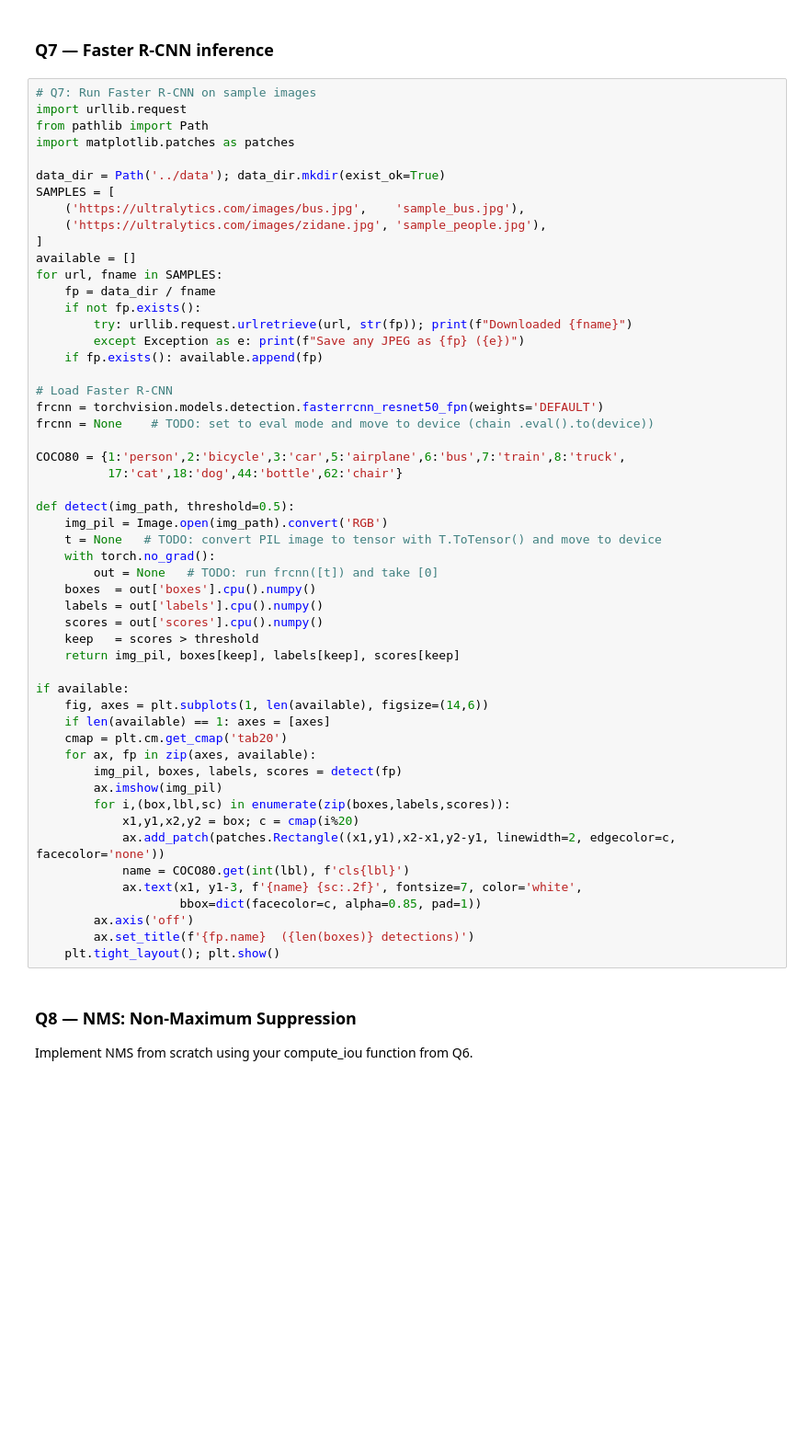
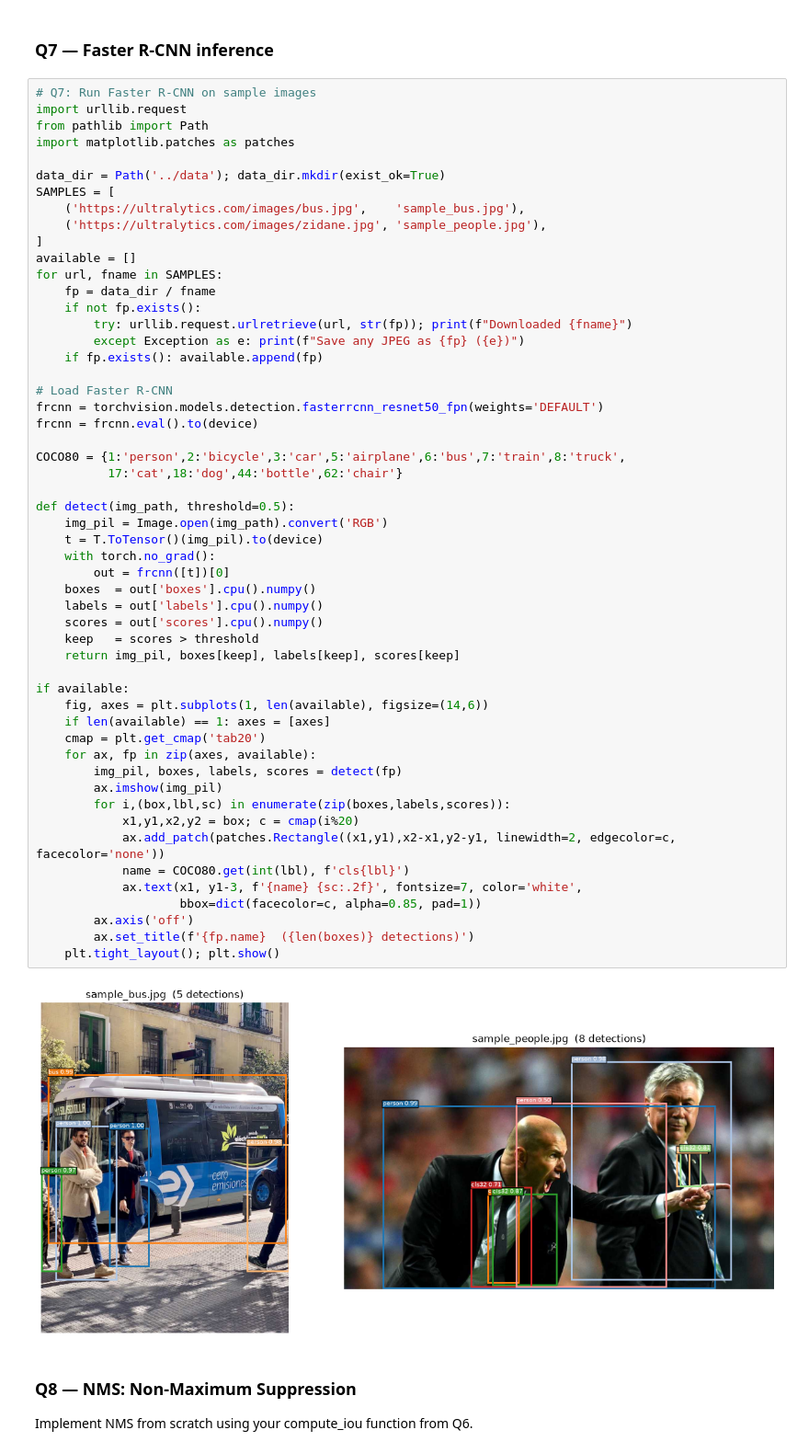
Before and after one commit to Sulav-Koirala/AI-Fellowship-Assignments, a Jupyter notebook: Week 11/W11_CV_Assignment_Notebook.ipynb, the cells around one changed output. Shown at 92% size. Drawn from its saved outputs; the diff is of its cells as text; blank space fills up the shorter version.

```diff
--- a/Week 11/W11_CV_Assignment_Notebook.ipynb
+++ b/Week 11/W11_CV_Assignment_Notebook.ipynb
@@ -351,38 +352,40 @@ for url, fname in SAMPLES:
 
 # Load Faster R-CNN
 frcnn = torchvision.models.detection.fasterrcnn_resnet50_fpn(weights='DEFAULT')
-frcnn = None    # TODO: set to eval mode and move to device (chain .eval().to(device))
+frcnn = frcnn.eval().to(device)
 
 COCO80 = {1:'person',2:'bicycle',3:'car',5:'airplane',6:'bus',7:'train',8:'truck',
           17:'cat',18:'dog',44:'bottle',62:'chair'}
 
 def detect(img_path, threshold=0.5):
     img_pil = Image.open(img_path).convert('RGB')
-    t = None   # TODO: convert PIL image to tensor with T.ToTensor() and move to device
+    t = T.ToTensor()(img_pil).to(device)
     with torch.no_grad():
-        out = None   # TODO: run frcnn([t]) and take [0]
+        out = frcnn([t])[0]
     boxes  = out['boxes'].cpu().numpy()
     labels = out['labels'].cpu().numpy()
     scores = out['scores'].cpu().numpy()
     keep   = scores > threshold
     return img_pil, boxes[keep], labels[keep], scores[keep]
 
 if available:
     fig, axes = plt.subplots(1, len(available), figsize=(14,6))
     if len(available) == 1: axes = [axes]
-    cmap = plt.cm.get_cmap('tab20')
+    cmap = plt.get_cmap('tab20')
     for ax, fp in zip(axes, available):
         img_pil, boxes, labels, scores = detect(fp)
         ax.imshow(img_pil)
         for i,(box,lbl,sc) in enumerate(zip(boxes,labels,scores)):
             x1,y1,x2,y2 = box; c = cmap(i%20)
             ax.add_patch(patches.Rectangle((x1,y1),x2-x1,y2-y1, linewidth=2, edgecolor=c, facecolor='none'))
             name = COCO80.get(int(lbl), f'cls{lbl}')
             ax.text(x1, y1-3, f'{name} {sc:.2f}', fontsize=7, color='white',
                     bbox=dict(facecolor=c, alpha=0.85, pad=1))
         ax.axis('off')
         ax.set_title(f'{fp.name}  ({len(boxes)} detections)')
     plt.tight_layout(); plt.show()
+# %% [output]
+[figure, added]
 # %% [markdown]
 ### Q8 — NMS: Non-Maximum Suppression
 
```
Also changed, not shown: parts of 7 cells of this notebook.
